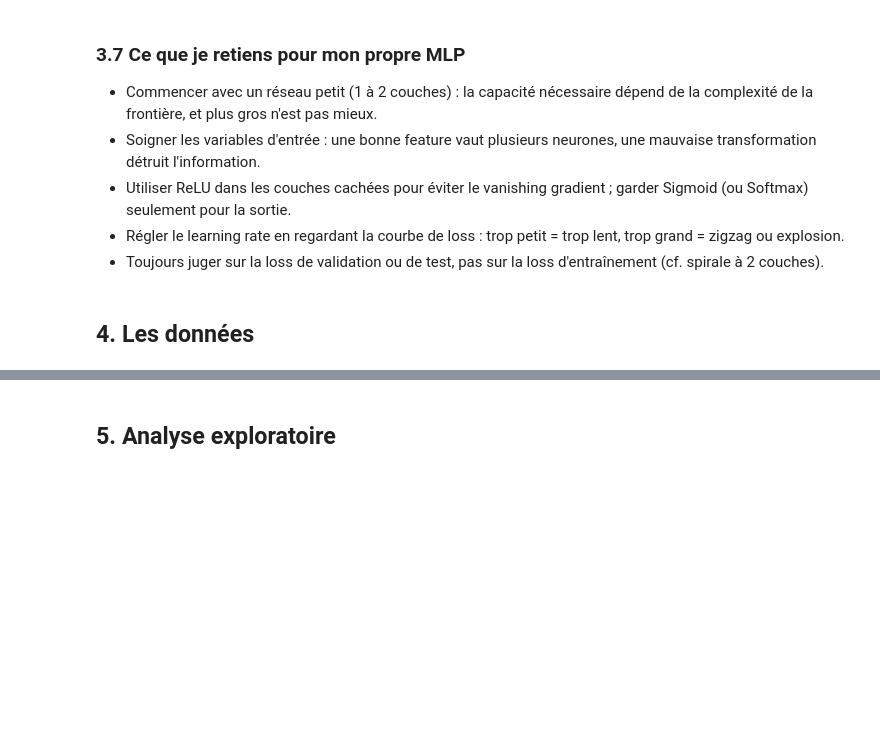
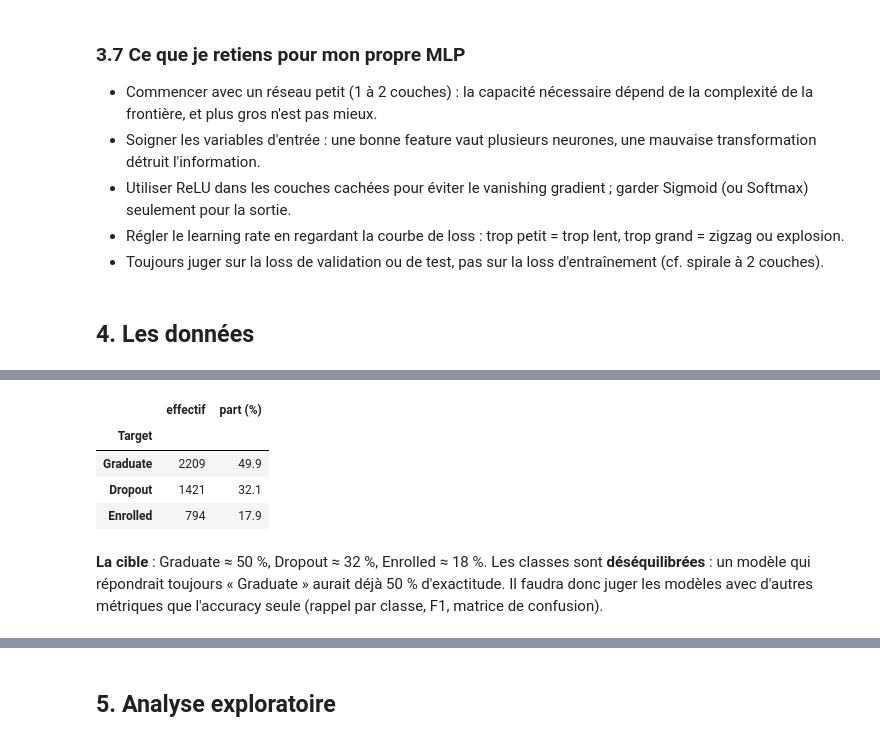
Before and after one commit to TheGoatLucien/ANN-playground, a Jupyter notebook: ann_playground.ipynb, the cells around one changed output, grey strips where cells are left out. Cells and saved outputs as stored; diff of their text form; code cells hidden in the pictures; blank space fills up the shorter version.

```diff
--- a/ann_playground.ipynb
+++ b/ann_playground.ipynb
@@ -196,0 +298,12 @@ Pourquoi : la rétropropagation calcule le gradient d'une couche en multipliant
+# %%
+# La cible : 3 classes
+counts = df["Target"].value_counts()
+pd.DataFrame({"effectif": counts, "part (%)": (counts / len(df) * 100).round(1)})
+# %% [output]
+|  | effectif | part (%) |
+| Target |  |  |
+| Graduate | 2209 | 49.9 |
+| Dropout | 1421 | 32.1 |
+| Enrolled | 794 | 17.9 |
+# %% [markdown]
+**La cible** : Graduate ≈ 50 %, Dropout ≈ 32 %, Enrolled ≈ 18 %. Les classes sont **déséquilibrées** : un modèle qui répondrait toujours « Graduate » aurait déjà 50 % d'exactitude. Il faudra donc juger les modèles avec d'autres métriques que l'accuracy seule (rappel par classe, F1, matrice de confusion).
```
Also changed, not shown: parts of 15 cells of this notebook, 2 other files.
